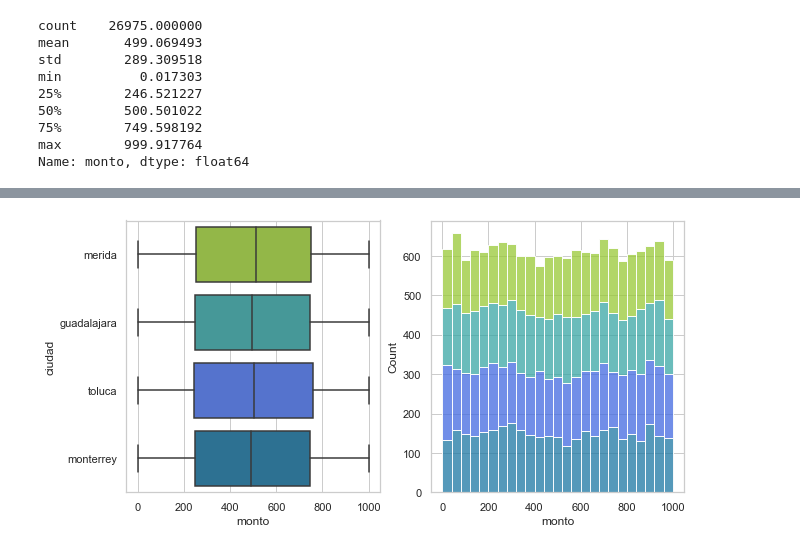
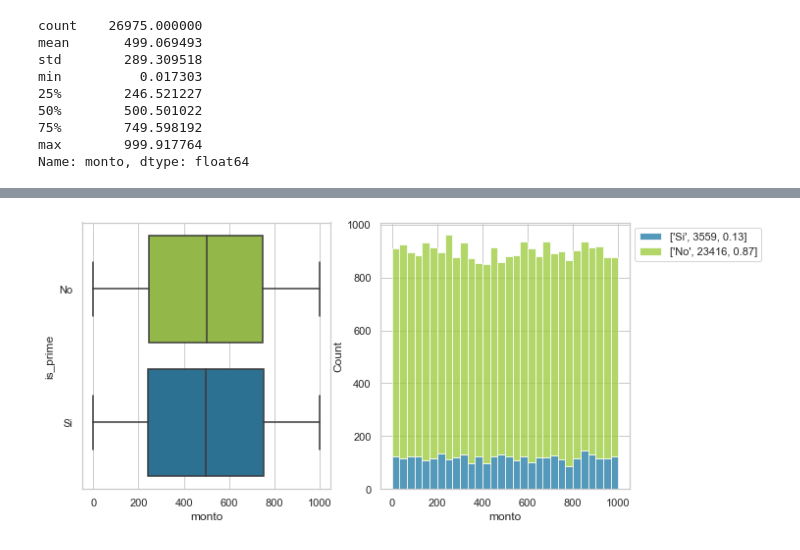
Before and after one commit to ElenaVillano/challenge_rpmx, a Jupyter notebook: notebooks/geda.ipynb, the cells around one changed output, grey strips where cells are left out. Cells and saved outputs as stored; diff of their text form; code cells hidden in the pictures.

```diff
--- a/notebooks/geda.ipynb
+++ b/notebooks/geda.ipynb
@@ -29,9 +29,11 @@ df['fecha'] = pd.to_datetime(df['fecha'])
 df['fraude'] = df['fraude'].apply(lambda x: 'Si' if x==True else 'No')
 df['is_prime'] = df['is_prime'].apply(lambda x: 'Si' if x==True else 'No')
 # %%
-df['genero'][df['genero']=='--']='no definido'
+df['genero'][df['genero']=='--']='no_def'
 # %% [output]
 A value is trying to be set on a copy of a slice from a DataFrame
 
 See the caveats in the documentation: https://pandas.pydata.org/pandas-docs/stable/user_guide/indexing.html#returning-a-view-versus-a-copy
   """Entry point for launching an IPython kernel.
+# %%
+df=df.fillna('NA')
@@ -111,0 +193,19 @@ plt.show()
+# %%
+sns.set(style='whitegrid',rc={'figure.figsize':(10,5)})
+fig, axs = plt.subplots(ncols=2)
+
+b=sns.boxplot(data=df,x='monto',y='status_txn',
+           palette=sns.blend_palette(colores, 3), ax=axs[0])
+
+a=sns.histplot(df,x='monto',hue='status_txn',multiple='stack',
+             palette=sns.blend_palette(colores,3), ax=axs[1])
+
+plt.legend(labels=[['Rechazada',df['status_txn'].value_counts()[2],
+                    round(df['status_txn'].value_counts(normalize=True)[2],2)],
+                   ['En proceso',df['status_txn'].value_counts()[1],
+                    round(df['status_txn'].value_counts(normalize=True)[1],2)],
+                    ['Aceptada',df['status_txn'].value_counts()[0],
+                    round(df['status_txn'].value_counts(normalize=True)[0],2)]],
+           bbox_to_anchor=(1, 1) )
+
+plt.show()
@@ -112,13 +214,18 @@ plt.show()
 # %%
 sns.set(style='whitegrid',rc={'figure.figsize':(10,5)})
 fig, axs = plt.subplots(ncols=2)
 
-a=sns.boxplot(data=df,x='monto',y='ciudad',
-           palette=sns.blend_palette(colores, 4), ax=axs[0])
+b=sns.boxplot(data=df,x='monto',y='is_prime',
+           palette=sns.blend_palette(colores, 2), ax=axs[0])
 
-b=sns.histplot(df,x='monto',hue='ciudad',multiple='stack',
-             palette=sns.blend_palette(colores, 4), ax=axs[1],legend=False)
+a=sns.histplot(df,x='monto',hue='is_prime',multiple='stack',
+             palette=sns.blend_palette(colores, 2), ax=axs[1])
+
+plt.legend(labels=[['Si',df['is_prime'].value_counts()[1],
+                    round(df['is_prime'].value_counts(normalize=True)[1],2)],
+           ['No',df['is_prime'].value_counts()[0],
+                   round(df['is_prime'].value_counts(normalize=True)[0],2)]],bbox_to_anchor=(1, 1))
 
 plt.show()
 # %% [output]
-[figure, old version]
+[figure, new version]
```
Also changed, not shown: parts of 9 cells of this notebook, 1 other file.
